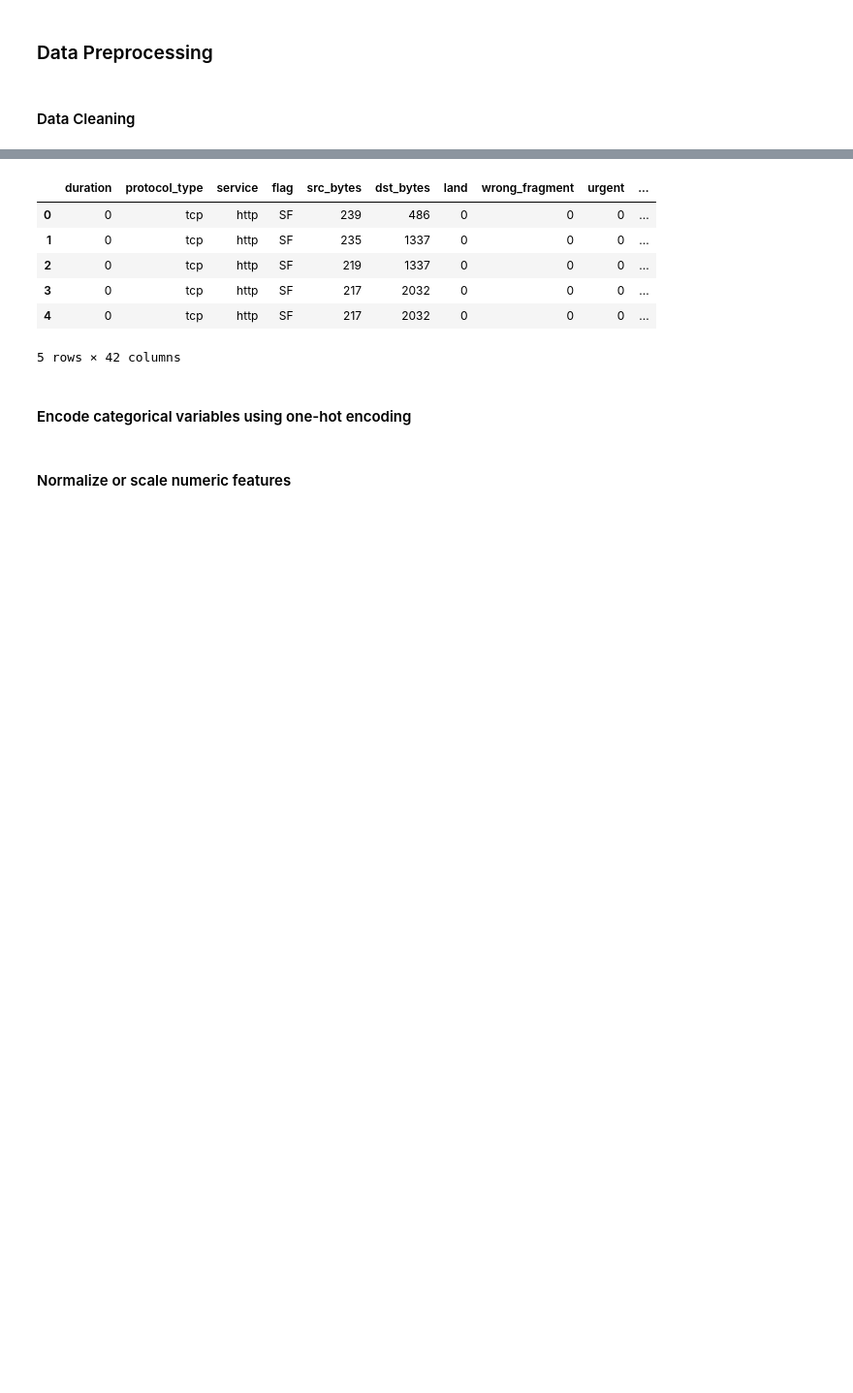
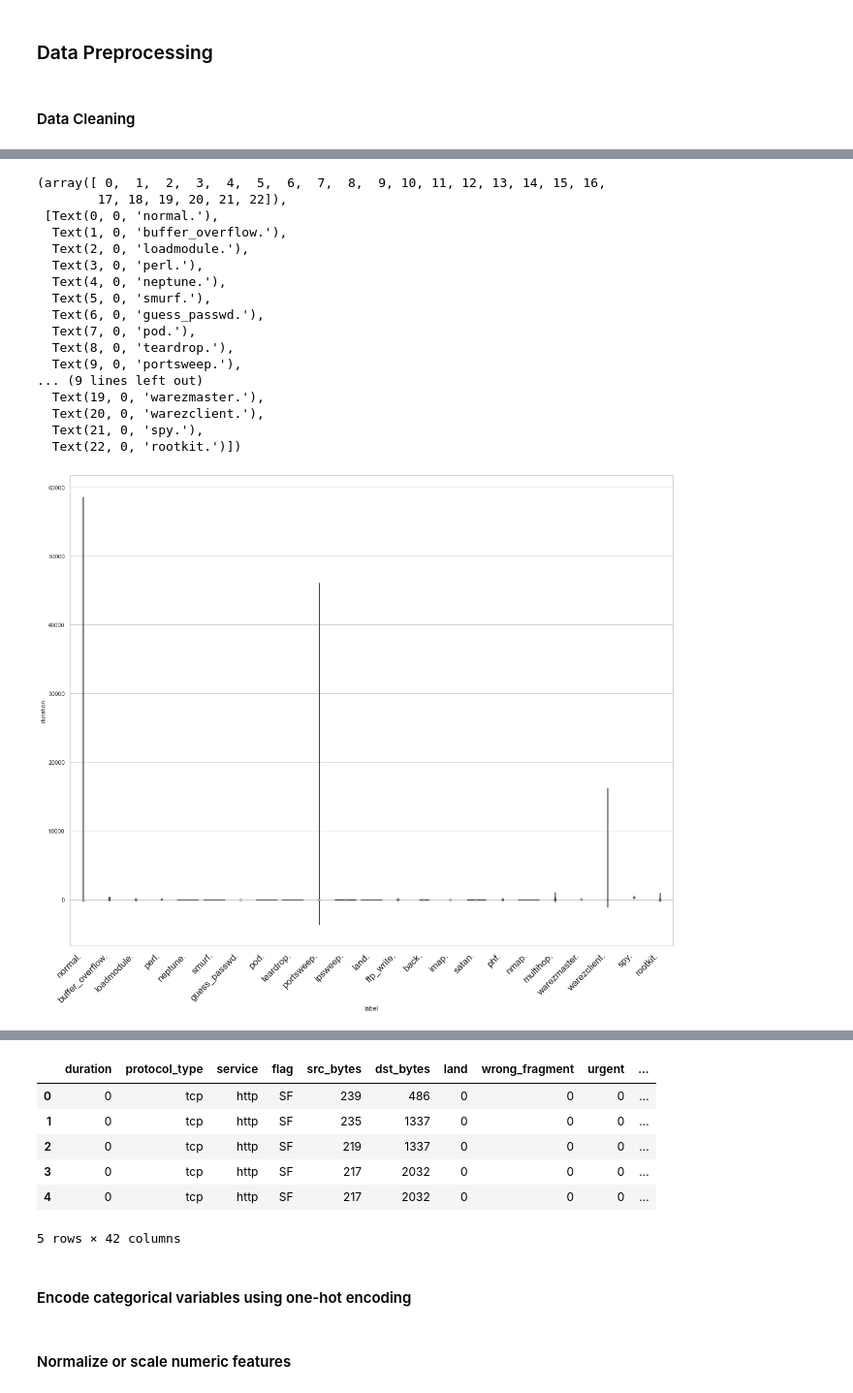
Before and after one commit to wasif22001/crosspoint-net-anomaly-detect, a Jupyter notebook: Dynamic Graph Embeddings for Real-Time Anomaly Detection in Network Traffic.ipynb, the cells around one changed output, grey strips where cells are left out. Shown at 97% size. Saved outputs shown, nothing was run; the diff lists cells and outputs as text; code cells hidden in the pictures; blank space fills up the shorter version.

```diff
--- a/Dynamic Graph Embeddings for Real-Time Anomaly Detection in Network Traffic.ipynb
+++ b/Dynamic Graph Embeddings for Real-Time Anomaly Detection in Network Traffic.ipynb
@@ -65,0 +105,29 @@ df.dropna()
+# %%
+plt.figure(figsize=(20,16))
+sns.set(style="whitegrid")
+ax = sns.violinplot(x="label", y="duration", data=df, fliersize=None)
+plt.xticks(
+    rotation=45,
+    horizontalalignment='right',
+    fontweight='light',
+    fontsize='x-large'
+)
+# %% [output]
+(array([ 0,  1,  2,  3,  4,  5,  6,  7,  8,  9, 10, 11, 12, 13, 14, 15, 16,
+        17, 18, 19, 20, 21, 22]),
+ [Text(0, 0, 'normal.'),
+  Text(1, 0, 'buffer_overflow.'),
+  Text(2, 0, 'loadmodule.'),
+  Text(3, 0, 'perl.'),
+  Text(4, 0, 'neptune.'),
+  Text(5, 0, 'smurf.'),
+  Text(6, 0, 'guess_passwd.'),
+  Text(7, 0, 'pod.'),
+  Text(8, 0, 'teardrop.'),
+  Text(9, 0, 'portsweep.'),
+... (9 lines left out)
+  Text(19, 0, 'warezmaster.'),
+  Text(20, 0, 'warezclient.'),
+  Text(21, 0, 'spy.'),
+  Text(22, 0, 'rootkit.')])
+[figure, added]
```
Also changed, not shown: parts of 34 cells of this notebook.
